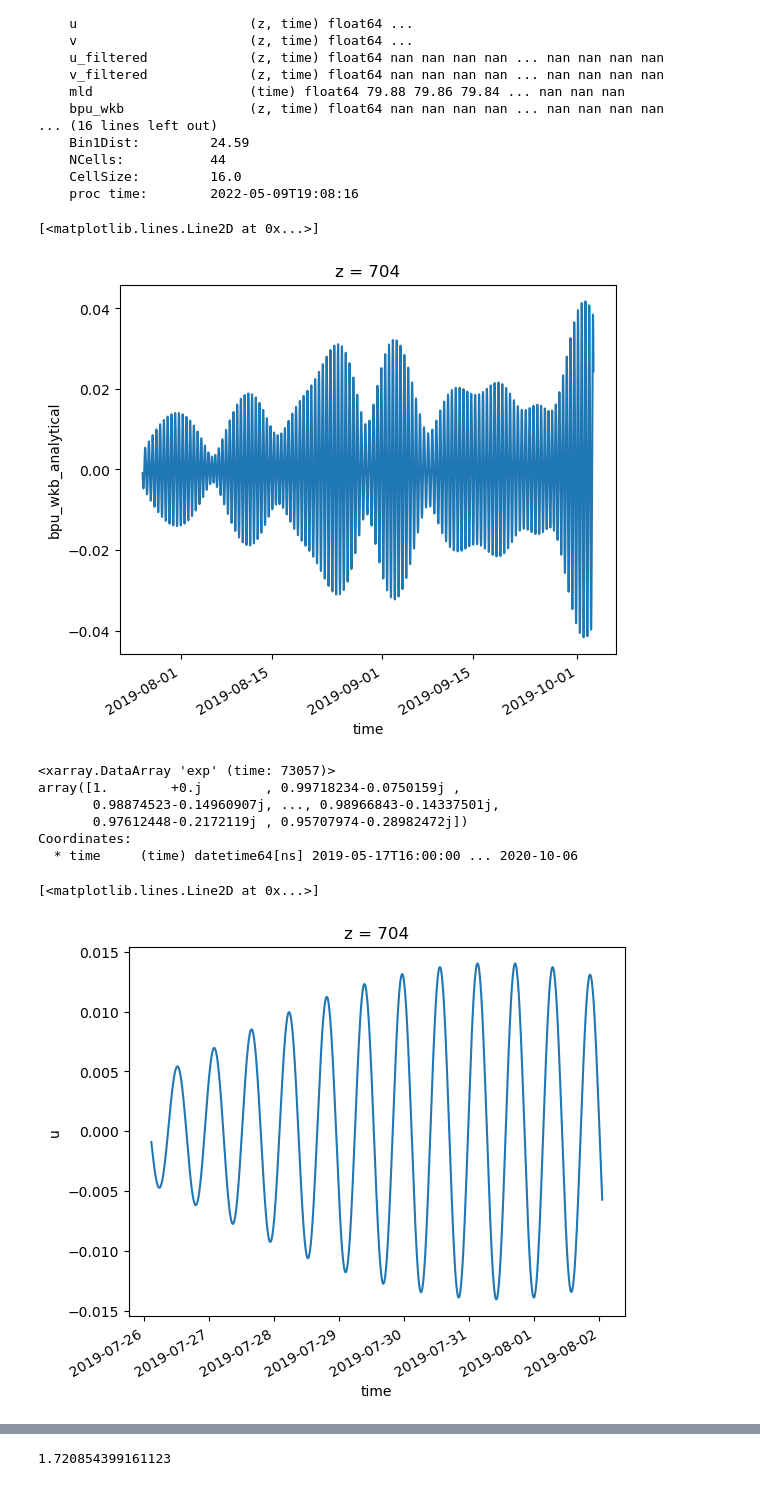
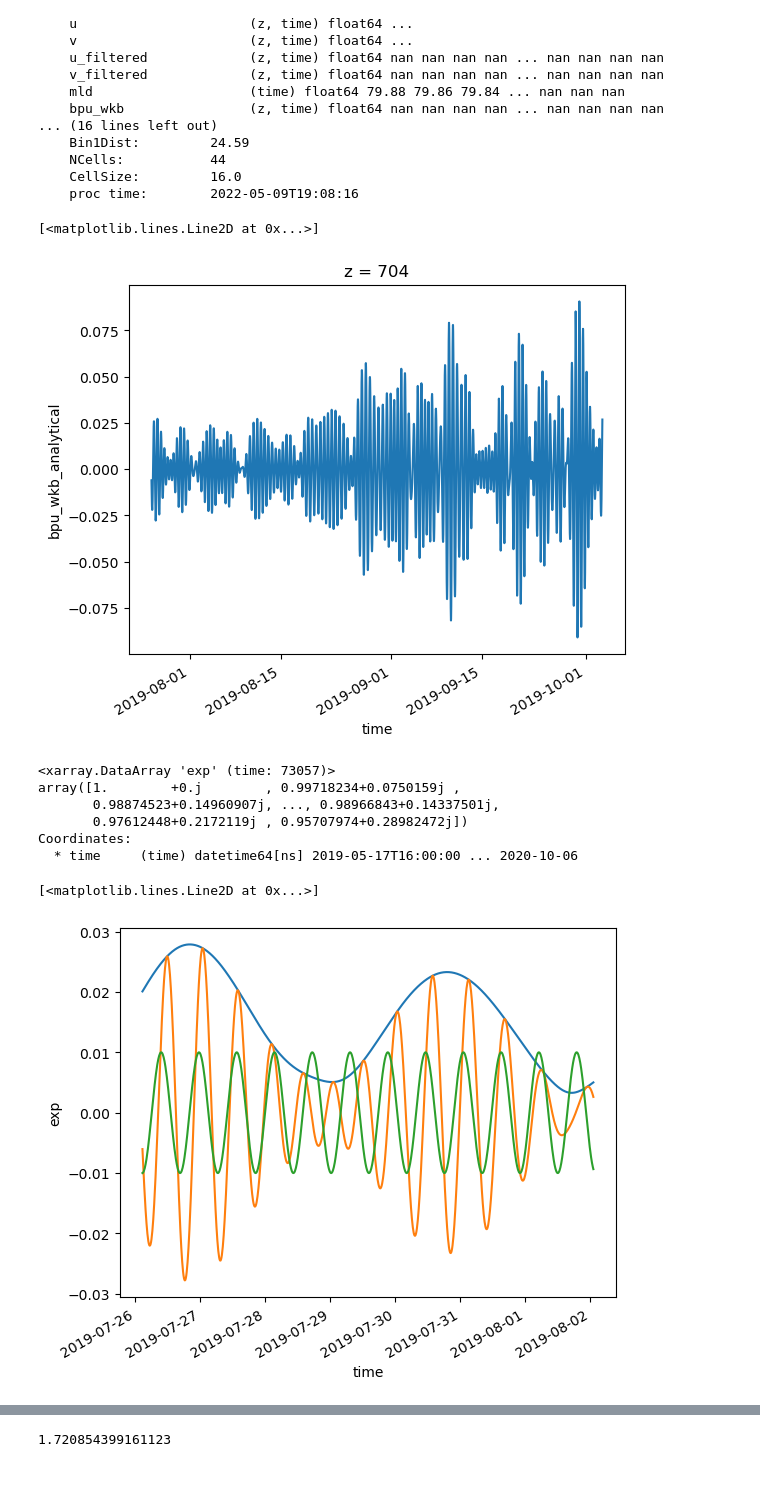
Before and after one commit to zcasparco/NIW, a Jupyter notebook: dev/Demodulation.ipynb, the cells around one changed output, grey strips where cells are left out. Cells and saved outputs as stored; diff of their text form; code cells hidden in the pictures.

```diff
--- a/dev/Demodulation.ipynb
+++ b/dev/Demodulation.ipynb
@@ -25,7 +25,7 @@ Tw = 30  # Kernel length
 #omega = 2.0
 omega = ut.coriolis(lat)*3600*24/(2*np.pi)  # Central frequency
 #bandwidth = None
-bandwidth = 0.1
+bandwidth = 0.3
 dt = 1/(24*6)  # Time step in days unit
 h = ut.generate_filter(omega,dt=dt,T=Tw,bandwidth=bandwidth,lat=lat,pass_zero=False)  # Best filter
 h_hat, w = ut.filter_response(h, dt=dt)  #Filter response
@@ -122,29 +122,31 @@ ds_complex = ds_complex.where(np.isnan(ds_complex.bpu_wkb)==False)
 _u = ds_complex.bpu_wkb_analytical
 # %%
 time = np.arange(0,_u.time.values.size*dt,dt)
-exp  = np.exp(-1j*omega*2*np.pi*time)
+exp  = np.exp(1j*omega*2*np.pi*time)
 # %%
 _u.real.sel(z=704).isel(time=slice(10000,20000)).plot()
 # %% [output]
 [<matplotlib.lines.Line2D at 0x...>]
-[figure, old version]
+[figure, new version]
 # %%
 _  = xr.Dataset({'u':_u,'exp':(['time'],exp)})
 _.exp
 # %% [output]
 <xarray.DataArray 'exp' (time: 73057)>
-array([1.        +0.j        , 0.99718234-0.0750159j ,
-       0.98874523-0.14960907j, ..., 0.98966843-0.14337501j,
-       0.97612448-0.2172119j , 0.95707974-0.28982472j])
+array([1.        +0.j        , 0.99718234+0.0750159j ,
+       0.98874523+0.14960907j, ..., 0.98966843+0.14337501j,
+       0.97612448+0.2172119j , 0.95707974+0.28982472j])
 Coordinates:
   * time     (time) datetime64[ns] 2019-05-17T16:00:00 ... 2020-10-06
 # %%
 _['demod'] = _.u*_.exp
 # %%
+np.abs(_.demod).sel(z=704).isel(time=slice(10000,11000)).plot()
 _.u.real.sel(z=704).isel(time=slice(10000,11000)).plot()
+(_.exp.real*1e-2).isel(time=slice(10000,11000)).plot()
 # %% [output]
 [<matplotlib.lines.Line2D at 0x...>]
-[figure, old version]
+[figure, new version]
 # %%
 _.demod.real.plot(yincrease=False)
 # %% [output]
```
Also changed, not shown: parts of 16 cells of this notebook, 3 other files.
